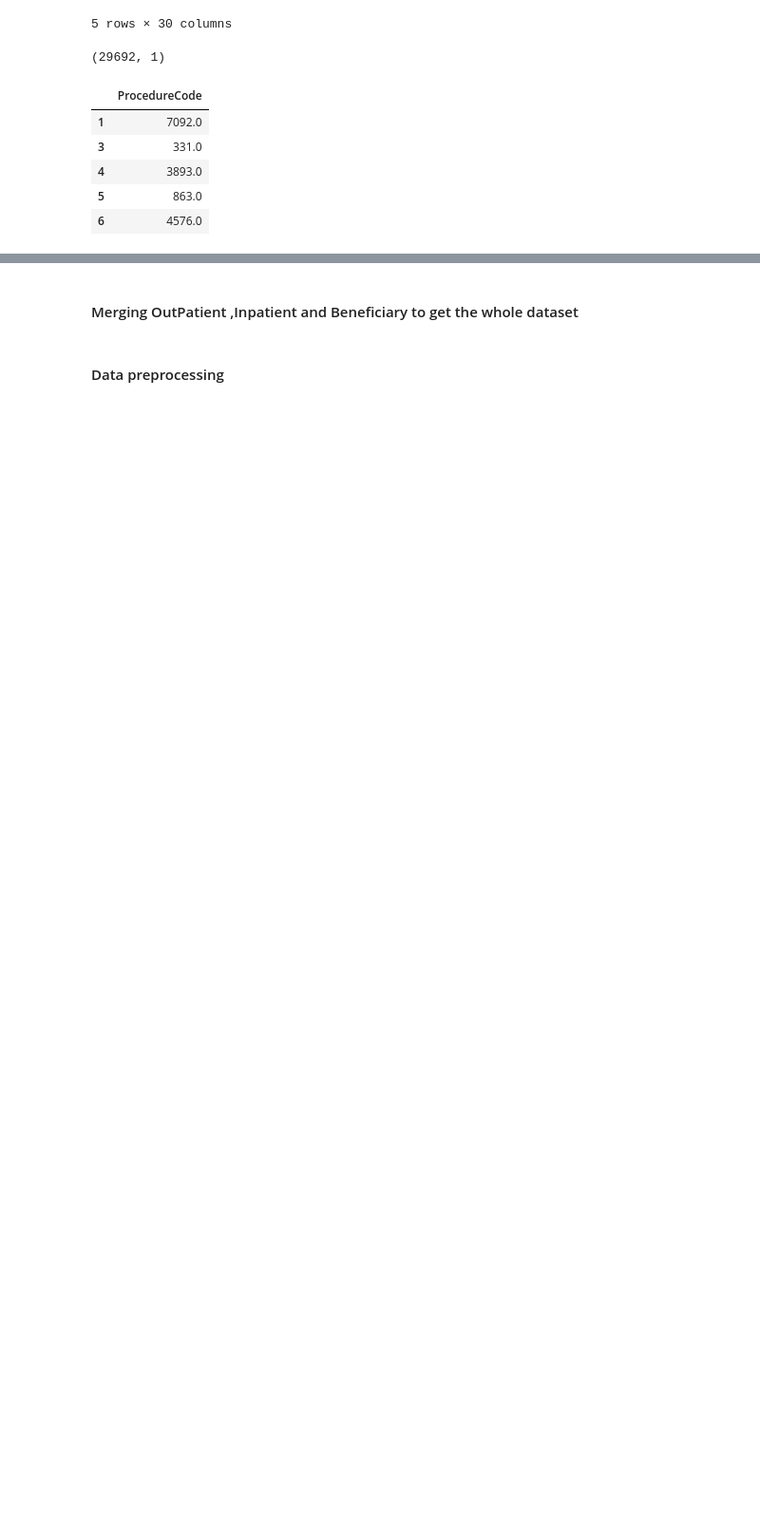
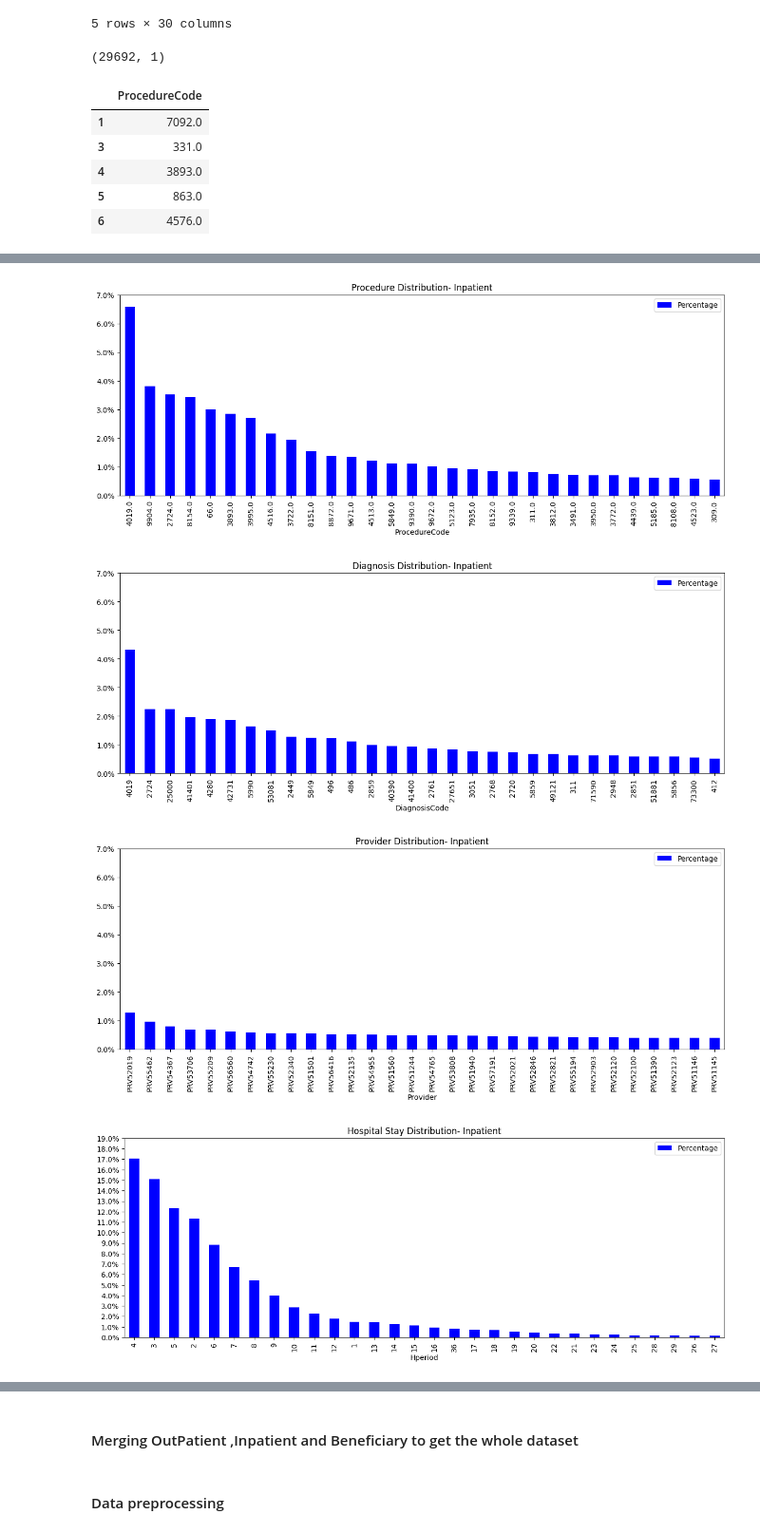
Before and after one commit to yingliu1206/Fraud-detection-In-Health-Care, a Jupyter notebook: code.ipynb, the cells around one changed output, grey strips where cells are left out. Shown at 95% size. Saved outputs shown, nothing was run; the diff lists cells and outputs as text; code cells hidden in the pictures; blank space fills up the shorter version.

Commit message:
finalize EDA before data preprocessing

```diff
--- a/code.ipynb
+++ b/code.ipynb
@@ -154,8 +116,17 @@ Length: 242844, dtype: float64
 # %%
-pd.concat([Train_Inpatientdata["ClmDiagnosisCode_1"],
+# create a dataframe for concatinating all dx Code columns
+inpatient_dx = pd.DataFrame(columns = ['DiagnosisCode'])
+inpatient_dx['DiagnosisCode'] = pd.concat([Train_Inpatientdata["ClmDiagnosisCode_1"],
                                            Train_Inpatientdata["ClmDiagnosisCode_2"],
                                            Train_Inpatientdata["ClmDiagnosisCode_3"],
                                            Train_Inpatientdata["ClmDiagnosisCode_4"],
                                            Train_Inpatientdata["ClmDiagnosisCode_5"],
-                                           Train_Inpatientdata["ClmDiagnosisCode_6"]], axis=0, sort=True)
+                                           Train_Inpatientdata["ClmDiagnosisCode_6"],
+                                           Train_Inpatientdata["ClmDiagnosisCode_7"],
+                                           Train_Inpatientdata["ClmDiagnosisCode_8"],
+                                           Train_Inpatientdata["ClmDiagnosisCode_9"],
+                                           Train_Inpatientdata["ClmDiagnosisCode_10"],], axis=0, sort=True).dropna()
+
+print(inpatient_dx.shape)
+inpatient_dx.head(5)
 # %% [output]
@@ -173,0 +140,36 @@ Length: 242844, dtype: object
+# %%
+def analyse_cat_columns(dataset,
+                        col_to_analyse='' ,
+                        prefix = '',title = 'Distribution in percentage ',
+                        top_val = 30,
+                        y_lim = np.arange(0,8),
+                        color ='blue'):
+    """This functiom plot bar graog for categorical column"""
+    #get top 30 procedure codes with its count
+    val_counts_ = dataset[col_to_analyse].value_counts()
+
+    val_counts_df = val_counts_.to_frame() #store this information in dataframe
+    val_counts_df[col_to_analyse] = val_counts_df.index
+
+    #since simply plotting bar plots for count of each val would not give much information,so it better to plot in percentage.
+    val_counts_df[col_to_analyse] = prefix + val_counts_df[col_to_analyse].astype(str)
+    val_counts_df['Percentage'] = (val_counts_df['count']/sum(val_counts_df['count']))*100
+
+    val_counts_df = val_counts_df.head(top_val)
+
+    val_counts_df.plot(x =col_to_analyse, y='Percentage', kind='bar', color = color, \
+                        title=title, figsize=(15,5),yticks=y_lim,grid = False )
+
+    plt.gca().yaxis.set_major_formatter(PercentFormatter(100))
+
+    plt.show()
+# %%
+analyse_cat_columns(dataset = inpatient_proc, col_to_analyse='ProcedureCode', title = 'Procedure Distribution- Inpatient')
+analyse_cat_columns(dataset = inpatient_dx, col_to_analyse='DiagnosisCode', title = 'Diagnosis Distribution- Inpatient')
+analyse_cat_columns(dataset = ip_provider, col_to_analyse='Provider', title = 'Provider Distribution- Inpatient')
+analyse_cat_columns(dataset = ip_provider, col_to_analyse='Hperiod', y_lim = np.arange(0,20), title = 'Hospital Stay Distribution- Inpatient')
+# %% [output]
+[figure, added]
+[figure, added]
+[figure, added]
+[figure, added]
```
Also changed, not shown: parts of 23 cells of this notebook.
